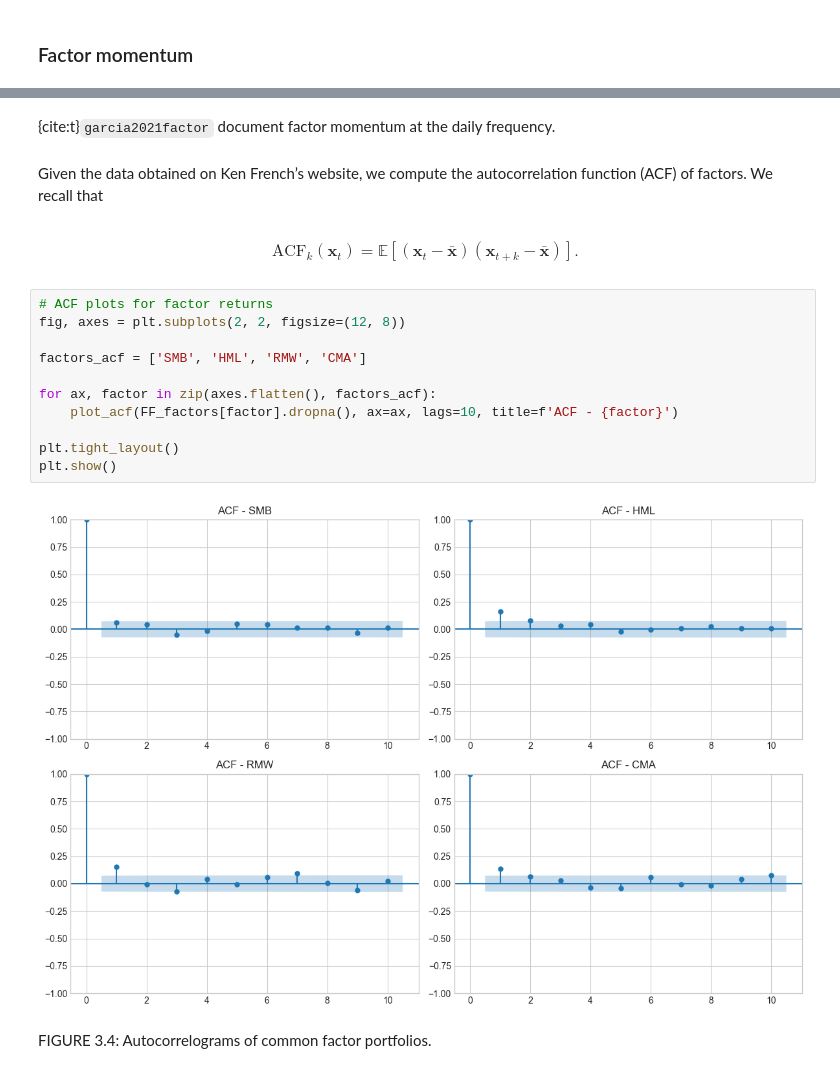
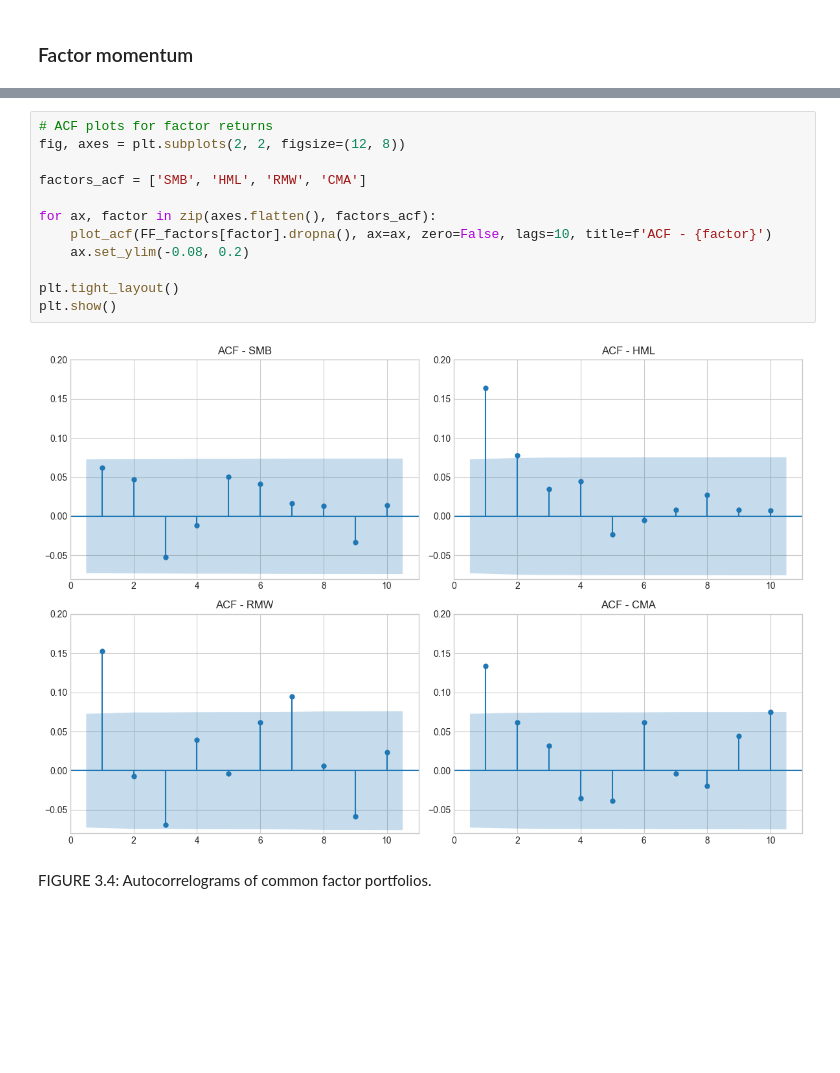
Before and after one commit to shokru/mlfactor2.github.io, a Jupyter notebook: chap_03_asset_pricing.ipynb, the cells around one changed output, grey strips where cells are left out. Cells and saved outputs as stored; diff of their text form; blank space fills up the shorter version.

```diff
--- a/chap_03_asset_pricing.ipynb
+++ b/chap_03_asset_pricing.ipynb
@@ -523,24 +527,17 @@ Acknowledging the profitability of factor momentum, H. {cite:t}`yang2020decompos
-# %% [markdown]
-{cite:t}`garcia2021factor` document factor momentum at the daily frequency.
-# %% [markdown]
-Given the data obtained on Ken French’s website, we compute the autocorrelation function (ACF) of factors. We recall that
-# %% [markdown]
-\begin{align*}
-\text{ACF}_k(\textbf{x}_t)=\mathbb{E}[(\textbf{x}_t-\bar{\textbf{x}})(\textbf{x}_{t+k}-\bar{\textbf{x}})].
-\end{align*}
 # %%
 # ACF plots for factor returns
 fig, axes = plt.subplots(2, 2, figsize=(12, 8))
 
 factors_acf = ['SMB', 'HML', 'RMW', 'CMA']
 
 for ax, factor in zip(axes.flatten(), factors_acf):
-    plot_acf(FF_factors[factor].dropna(), ax=ax, lags=10, title=f'ACF - {factor}')
+    plot_acf(FF_factors[factor].dropna(), ax=ax, zero=False, lags=10, title=f'ACF - {factor}')
+    ax.set_ylim(-0.08, 0.2)
 
 plt.tight_layout()
 plt.show()
 # %% [output]
-[figure, old version]
+[figure, new version]
 # %% [markdown]
 FIGURE 3.4: Autocorrelograms of common factor portfolios.
 # %% [markdown]
```
Also changed, not shown: parts of 21 cells of this notebook, 4 other files.
